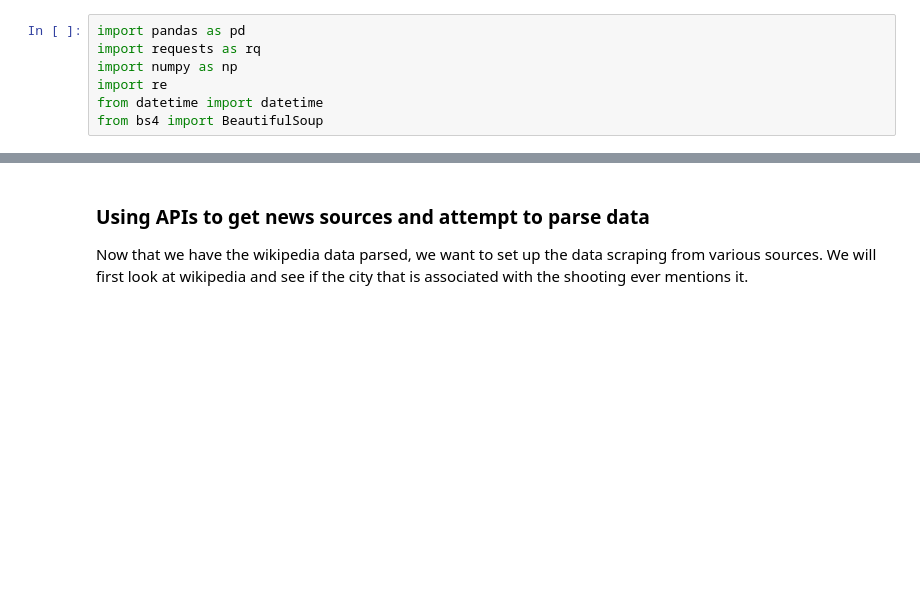
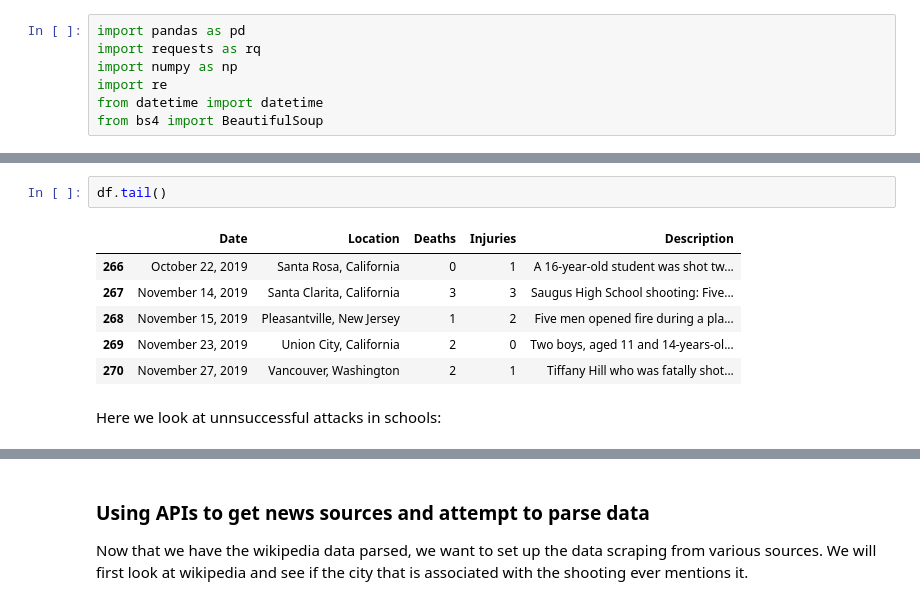
Before and after one commit to eugeneiohc/15388final, a Jupyter notebook: FinalProject.ipynb, the cells around one changed output, grey strips where cells are left out. Saved outputs shown, nothing was run; the diff lists cells and outputs as text; blank space fills up the shorter version.

```diff
--- a/FinalProject.ipynb
+++ b/FinalProject.ipynb
@@ -87,0 +75,11 @@ makeDF(header, body)
+# %%
+df.tail()
+# %% [output]
+|  | Date | Location | Deaths | Injuries | Description |
+| 266 | October 22, 2019 | Santa Rosa, California | 0 | 1 | A 16-year-old student was shot tw... |
+| 267 | November 14, 2019 | Santa Clarita, California | 3 | 3 | Saugus High School shooting: Five... |
+| 268 | November 15, 2019 | Pleasantville, New Jersey | 1 | 2 | Five men opened fire during a pla... |
+| 269 | November 23, 2019 | Union City, California | 2 | 0 | Two boys, aged 11 and 14-years-ol... |
+| 270 | November 27, 2019 | Vancouver, Washington | 2 | 1 | Tiffany Hill who was fatally shot... |
+# %% [markdown]
+Here we look at unnsuccessful attacks in schools:
```
Also changed, not shown: parts of 6 cells of this notebook.
